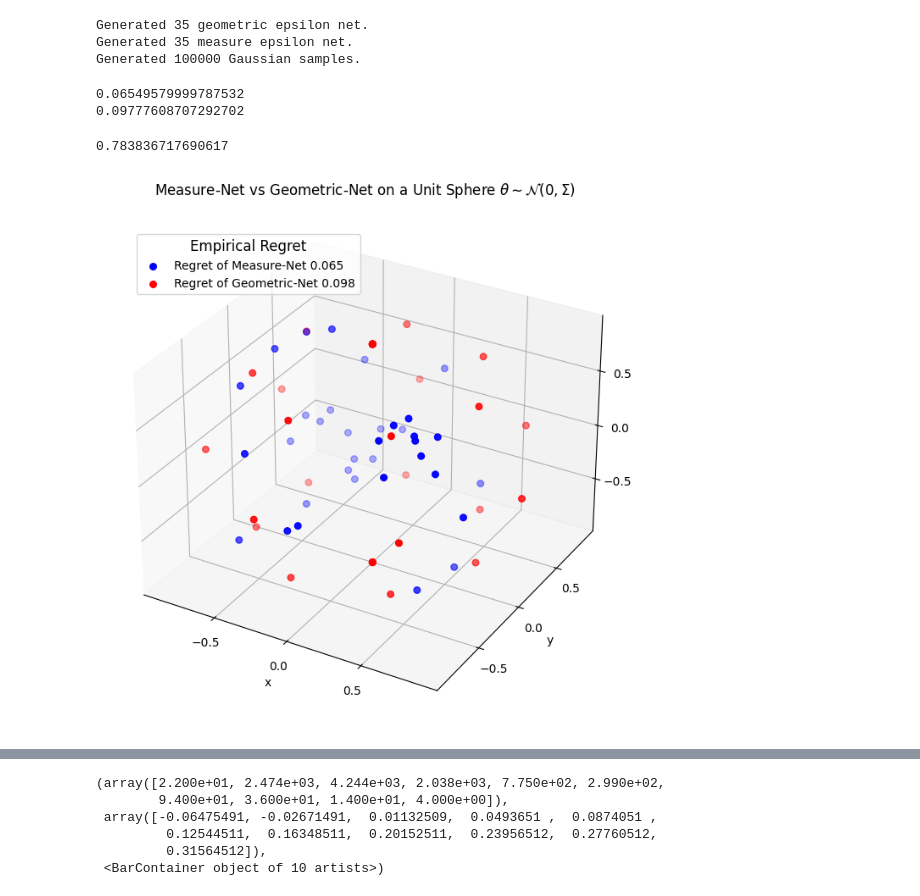
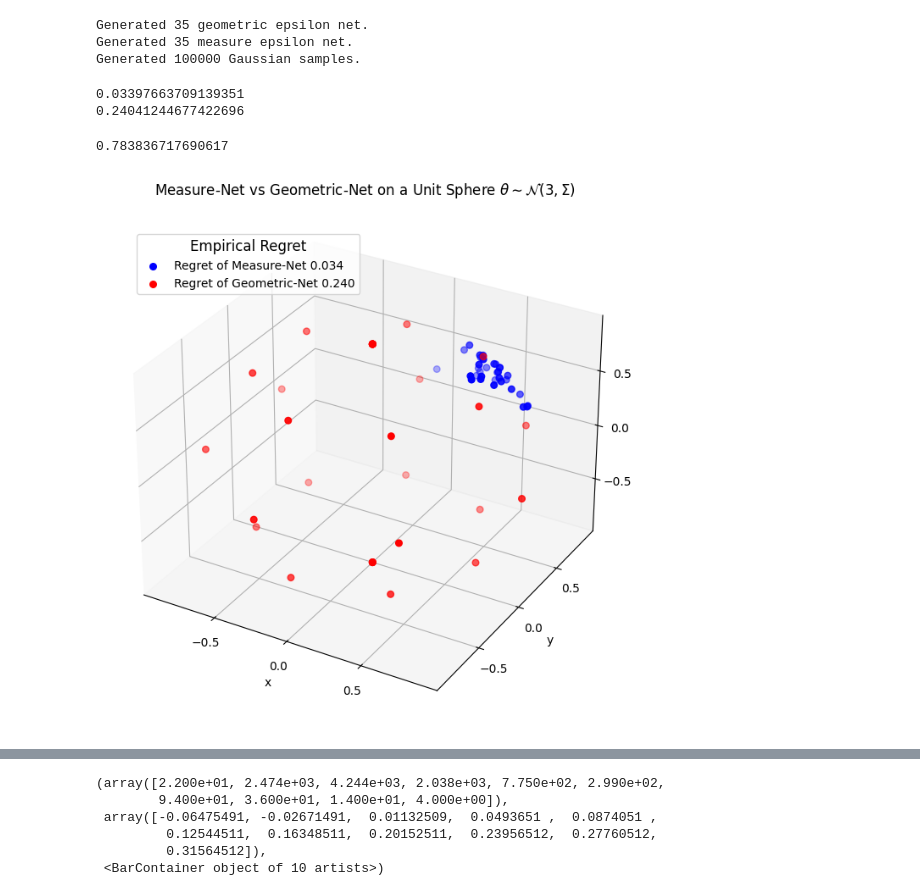
Before and after one commit to Quan-Zhou/MAB, a Jupyter notebook: Enet_3D.ipynb, the cells around one changed output, grey strips where cells are left out. Saved outputs shown, nothing was run; the diff lists cells and outputs as text; code cells hidden in the pictures.

```diff
--- a/Enet_3D.ipynb
+++ b/Enet_3D.ipynb
@@ -115,7 +115,7 @@ Covariance Matrix:
 # A = np.random.randn(3, 3)
 # covariance_matrix = np.dot(A, A.T)  # Ensures the matrix is symmetric and PSD
 
-mean_val=0
+mean_val=3
 mean_col = np.ones(3)*(mean_val)
 covariance_matrix = np.array([[ 2.,  -1.5,  1.5],
                             [-1.5,  2.,  -1.5],
@@ -141,8 +141,8 @@ bound = (epsilon**2)/2*np.sqrt(np.matrix.trace(covariance_matrix))
 regret_output = regret(output,gaussian_samples) #np.linalg.norm(width(output,gaussian_samples),ord=1)
 regret_net = regret(net_points,gaussian_samples)  #np.linalg.norm(width(net_points,gaussian_samples),ord=1)
 # %% [output]
-0.06549579999787532
-0.09777608707292702
+0.03397663709139351
+0.24041244677422696
 # %%
 bound
 # %% [output]
@@ -156,36 +156,36 @@ fig.patch.set_alpha(0)  # Make the figure background transparent
 ax.set_facecolor((1, 1, 1, 0))  # RGBA: (Red, Green, Blue, Alpha), Alpha=0 for transparency
 
 # Plot Measure-Net points
 ax.scatter(output[:, 0], output[:, 1], output[:, 2], s=30, color='blue', label="Regret of Measure-Net {:.3f}".format(regret_output))
 
 # Plot Epsilon-Net points
 ax.scatter(net_points[:, 0], net_points[:, 1], net_points[:, 2], s=30, color='red', label="Regret of Geometric-Net {:.3f}".format(regret_net))
 
 # Add legend inside the plot
 ax.legend(loc="upper left", bbox_to_anchor=(0.05, 0.95), bbox_transform=ax.transAxes,
           title='Empirical Regret',title_fontsize='large')
 
 # Set labels, limits, and title
-ax.set_title(r"Measure-Net vs Geometric-Net on a Unit Sphere $\theta\sim\mathcal{N}(0,\Sigma)$")
+ax.set_title(r"Measure-Net vs Geometric-Net on a Unit Sphere $\theta\sim\mathcal{N}(3,\Sigma)$")
 ax.set_xlim([-1, 1])
 ax.set_ylim([-1, 1])
 ax.set_zlim([-1, 1])
 ax.set_xlabel('x')
 ax.set_ylabel('y')
 ax.set_zlabel('z')
 
 # Set tick labels for each axis
 tick_labels = [-0.5, 0, 0.5]
 ax.set_xticks(tick_labels)
 ax.set_yticks(tick_labels)
 ax.set_zticks(tick_labels)
 
 # Save plot as a PDF without margins
-plt.savefig("net0.pdf", format="pdf", bbox_inches='tight', pad_inches=0, transparent=True)
+plt.savefig("net3.pdf", format="pdf", bbox_inches='tight', pad_inches=0, transparent=True)
 
 plt.show()
 # %% [output]
-[figure, old version]
+[figure, new version]
 # %%
 # Step 1: Generate points on the unit sphere
 num_samples = 500
```
Also changed, not shown: parts of 1 cell of this notebook, 1 other file.
